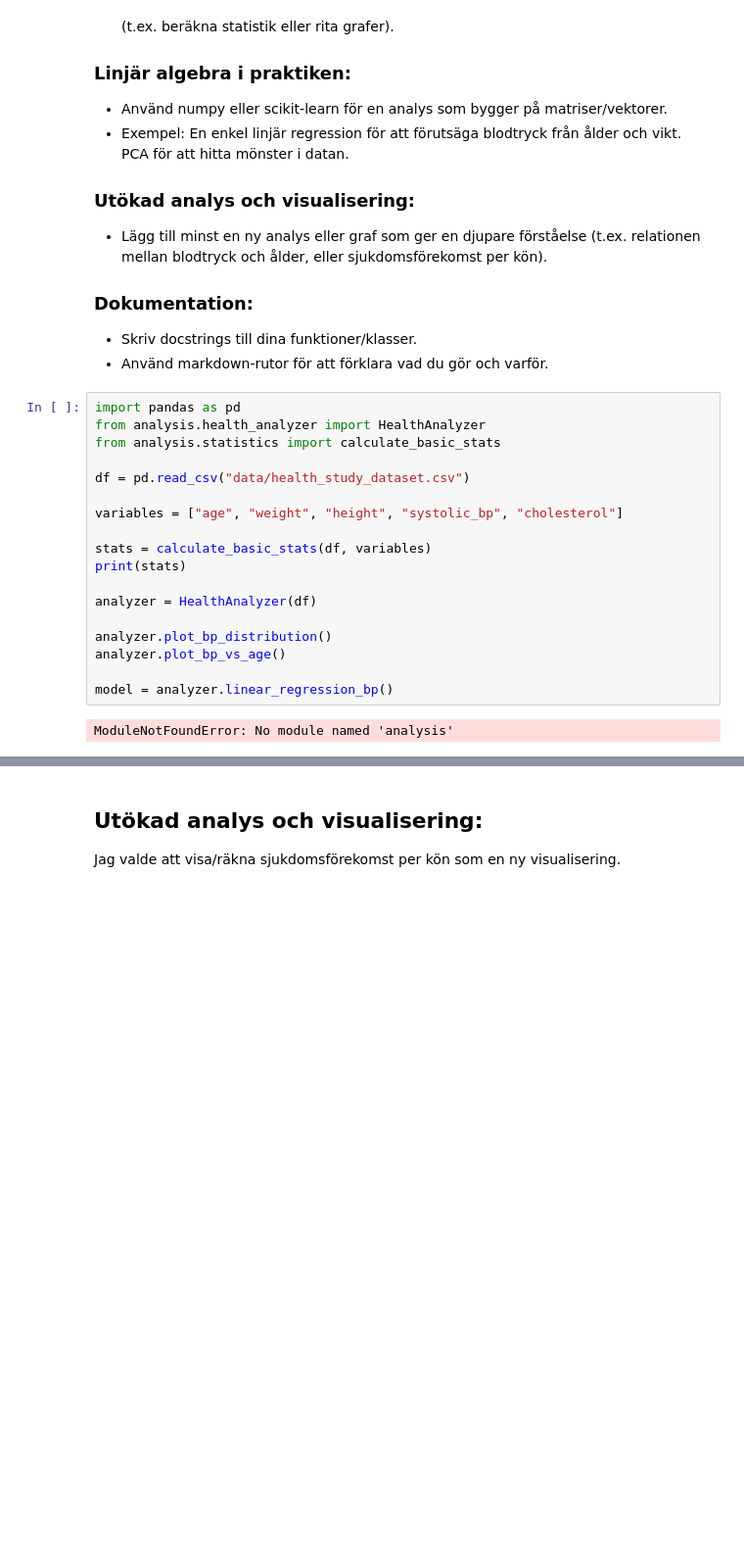
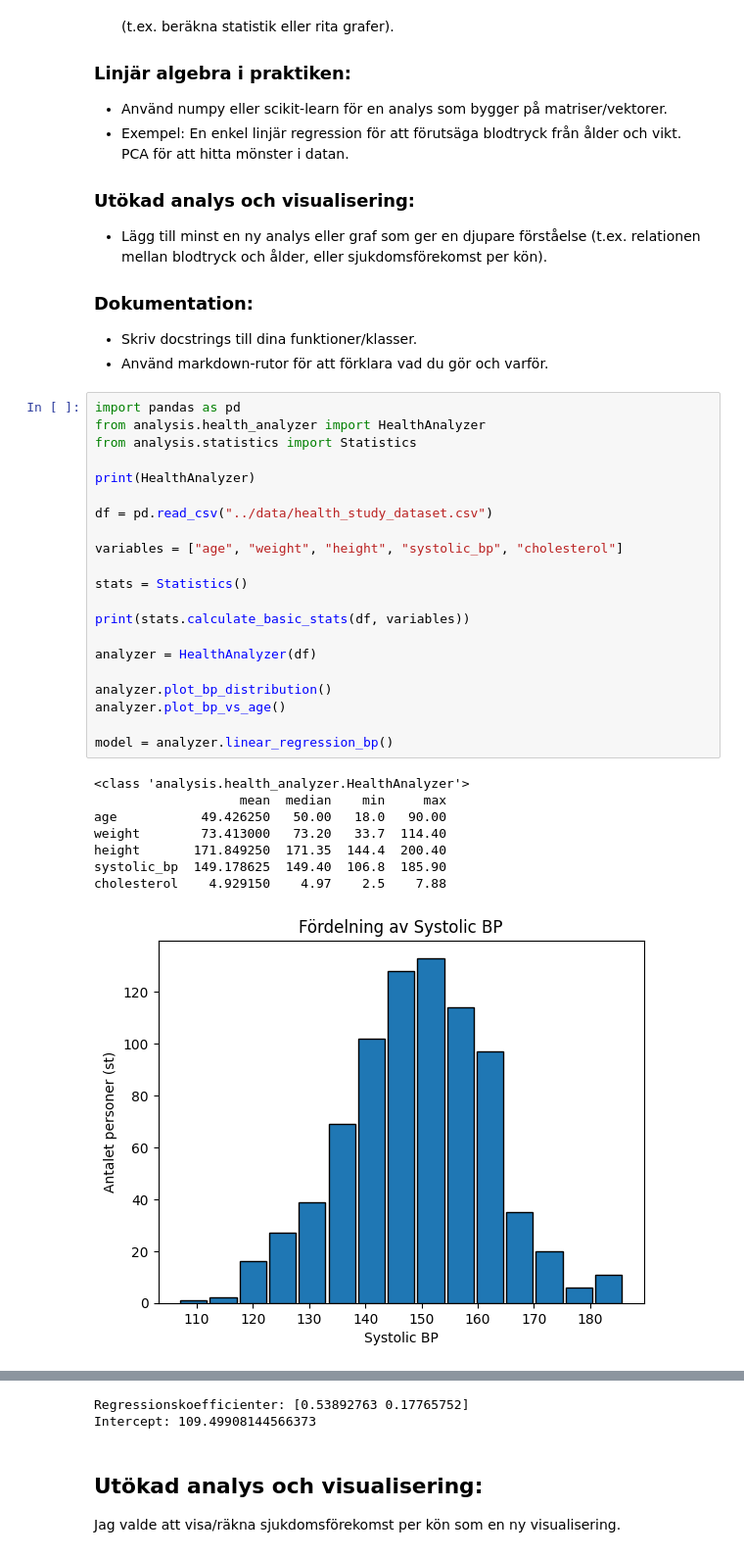
Before and after one commit to MariaRebeccaLuna/healthstudy-pythonanalys, a Jupyter notebook: notebooks/main_del2.ipynb, the cells around one changed output, grey strips where cells are left out. Shown at 98% size. Cells and saved outputs as stored; diff of their text form; blank space fills up the shorter version.

```diff
--- a/notebooks/main_del2.ipynb
+++ b/notebooks/main_del2.ipynb
@@ -20,20 +20,30 @@
 # %%
 import pandas as pd
 from analysis.health_analyzer import HealthAnalyzer
-from analysis.statistics import calculate_basic_stats
+from analysis.statistics import Statistics
 
-df = pd.read_csv("data/health_study_dataset.csv")
+print(HealthAnalyzer)
+
+df = pd.read_csv("../data/health_study_dataset.csv")
 
 variables = ["age", "weight", "height", "systolic_bp", "cholesterol"]
 
-stats = calculate_basic_stats(df, variables)
-print(stats)
+stats = Statistics()
+
+print(stats.calculate_basic_stats(df, variables))
 
 analyzer = HealthAnalyzer(df)
 
 analyzer.plot_bp_distribution()
 analyzer.plot_bp_vs_age()
 
 model = analyzer.linear_regression_bp()
 # %% [output]
-ModuleNotFoundError: No module named 'analysis'
+<class 'analysis.health_analyzer.HealthAnalyzer'>
+                   mean  median    min     max
+age           49.426250   50.00   18.0   90.00
+weight        73.413000   73.20   33.7  114.40
+height       171.849250  171.35  144.4  200.40
+systolic_bp  149.178625  149.40  106.8  185.90
+cholesterol    4.929150    4.97    2.5    7.88
+[figure, added]
@@ -40,3 +51,5 @@ ModuleNotFoundError: No module named 'analysis'
+Regressionskoefficienter: [0.53892763 0.17765752]
+Intercept: 109.49908144566373
 # %% [markdown]
 ## Utökad analys och visualisering:
 
```
Also changed, not shown: parts of 2 cells of this notebook, 5 other files.
